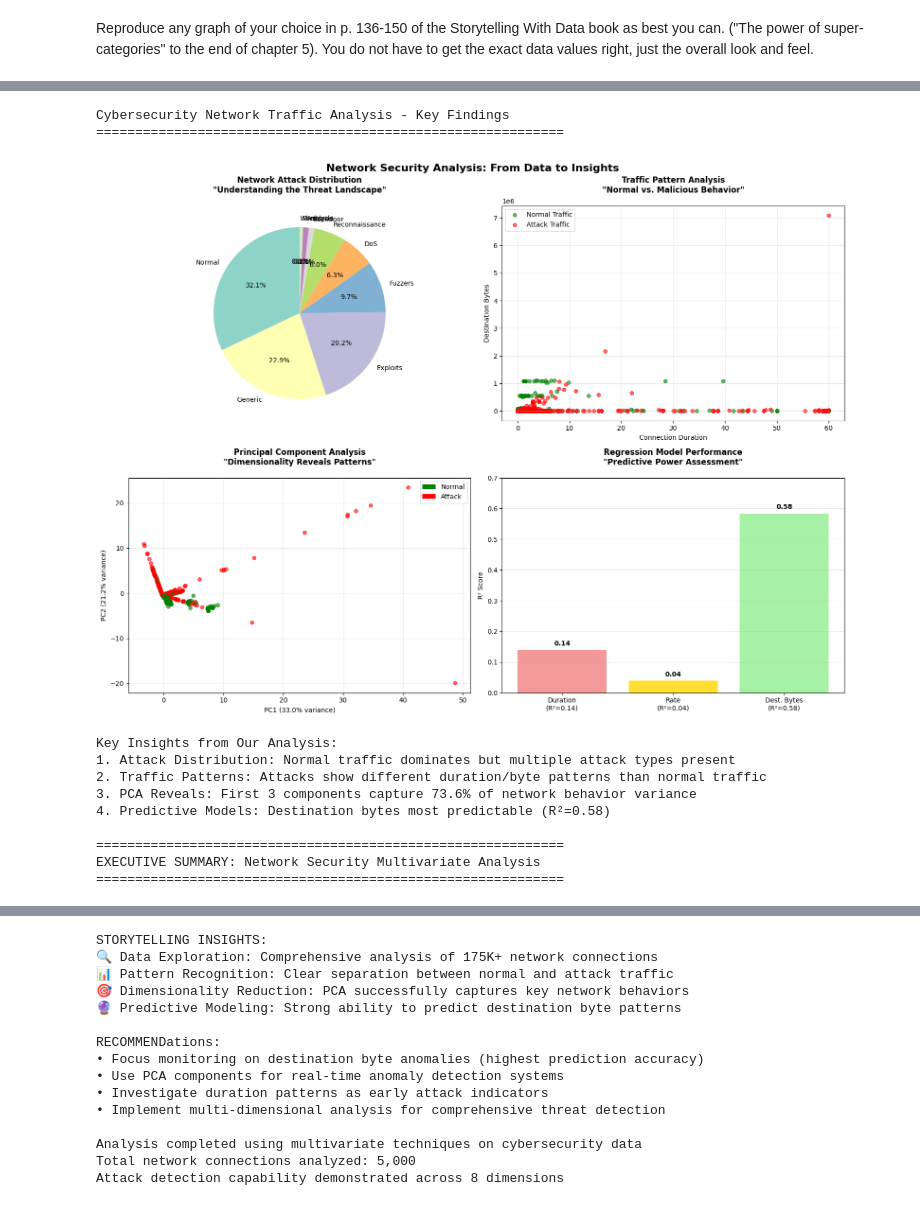
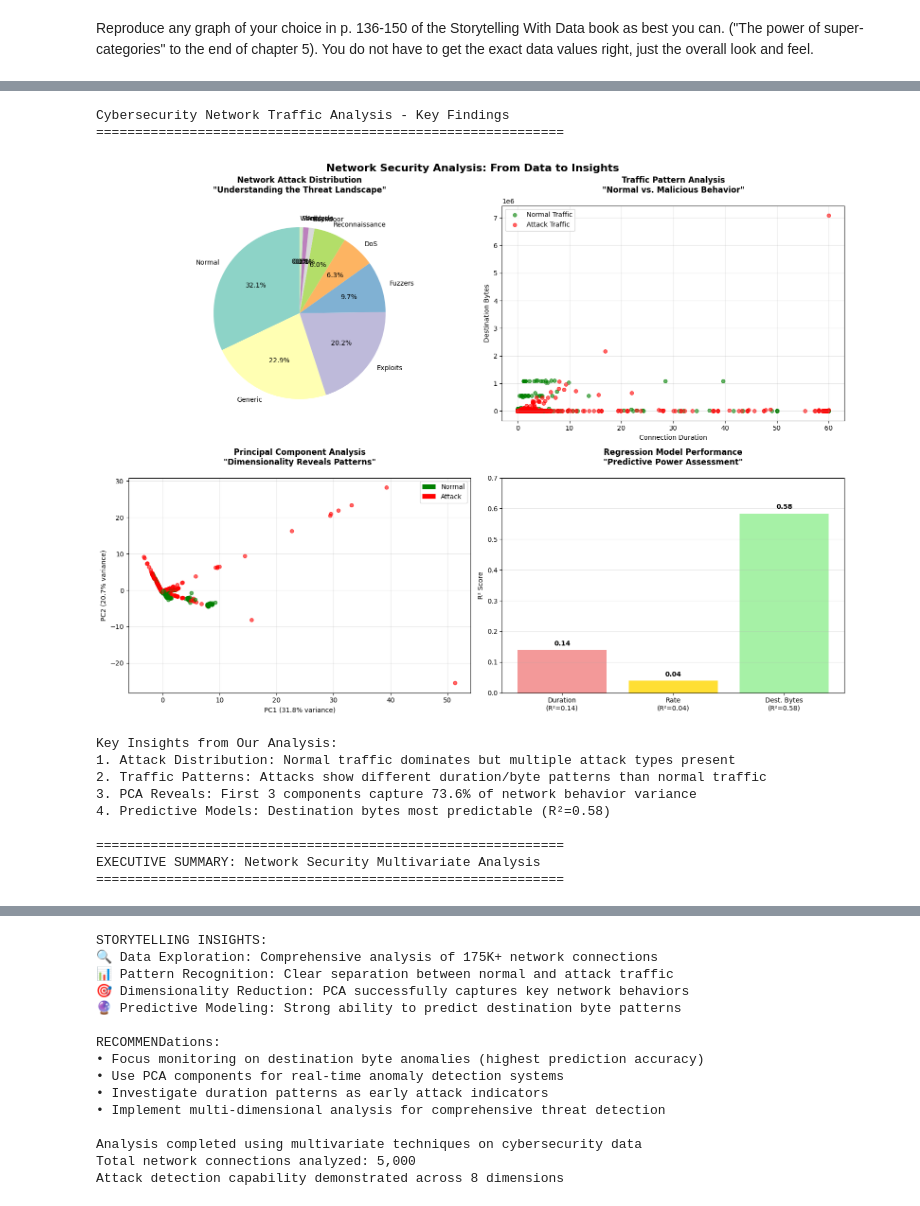
Before and after one commit to luanbui/DX699S, a Jupyter notebook: Week9.ipynb, the cells around one changed output, grey strips where cells are left out. Drawn from its saved outputs; the diff is of its cells as text; code cells hidden in the pictures.

```diff
--- a/Week9.ipynb
+++ b/Week9.ipynb
@@ -240,7 +383,7 @@ These plots help identify outliers and attack patterns in network traffic
 
 # Select key numeric features for PCA
 pca_features = ['dur', 'spkts', 'dpkts', 'sbytes', 'dbytes', 'rate', 'sload', 'dload']
-X_pca = df_sample[pca_features].fillna(0)  # Fill NaN values
+X_pca = unsw_data[pca_features].fillna(0)  # Fill NaN values
 
 # Standardize the features (important for PCA)
 scaler = StandardScaler()
@@ -355,9 +502,12 @@ PCA Interpretation:
 print("Linear Regression Analysis:")
 print("="*50)
 
+# Use the same sample for consistency
+df_sample_reg = unsw_data.sample(n=5000, random_state=42)
+
 # Prepare clean data for regression
 regression_features = ['dur', 'spkts', 'dpkts', 'sbytes', 'dbytes', 'rate']
-df_regression = df_sample[regression_features].fillna(0)
+df_regression = df_sample_reg[regression_features].fillna(0)
 
 # Test 1: Predict connection duration from other features
 X_dur = df_regression[['spkts', 'dpkts', 'sbytes', 'dbytes']]
@@ -465,13 +655,16 @@ Reproduce any graph of your choice in p. 136-150 of the Storytelling With Data b
 # Output 1: Storytelling with Data - Cybersecurity Network Analysis Dashboard
 print("Cybersecurity Network Traffic Analysis - Key Findings")
 print("=" * 60)
+
+# Use consistent sample for all analyses
+df_sample_story = unsw_data.sample(n=5000, random_state=42)
 
 # Create a comprehensive storytelling dashboard
 fig, ((ax1, ax2), (ax3, ax4)) = plt.subplots(2, 2, figsize=(16, 12))
 fig.suptitle('Network Security Analysis: From Data to Insights', fontsize=16, fontweight='bold')
 
 # Story 1: Attack Distribution Pattern
-attack_counts = df_sample['attack_cat'].value_counts()
+attack_counts = df_sample_story['attack_cat'].value_counts()
 colors = plt.cm.Set3(np.linspace(0, 1, len(attack_counts)))
 wedges, texts, autotexts = ax1.pie(attack_counts.values, labels=attack_counts.index,
                                    autopct='%1.1f%%', colors=colors, startangle=90)
@@ -479,8 +672,8 @@ ax1.set_title('Network Attack Distribution\n"Understanding the Threat Landscape"
               fontweight='bold', pad=20)
 
 # Story 2: Traffic Characteristics by Attack Type
-normal_data = df_sample[df_sample['attack_cat'] == 'Normal']
-attack_data = df_sample[df_sample['attack_cat'] != 'Normal']
+normal_data = df_sample_story[df_sample_story['attack_cat'] == 'Normal']
+attack_data = df_sample_story[df_sample_story['attack_cat'] != 'Normal']
 
 ax2.scatter(normal_data['dur'], normal_data['dbytes'], alpha=0.6,
            label='Normal Traffic', color='green', s=30)
@@ -494,9 +687,10 @@ ax2.legend()
 ax2.grid(True, alpha=0.3)
 
 # Story 3: PCA Security Insights
-# Transform all data for visualization
-pca_all = pca.transform(StandardScaler().fit_transform(df_sample[pca_features]))
-colors_attack = ['green' if x == 'Normal' else 'red' for x in df_sample['attack_cat']]
+# Transform sample data for visualization
+pca_sample_features = df_sample_story[pca_features].fillna(0)
+pca_all = pca.transform(StandardScaler().fit_transform(pca_sample_features))
+colors_attack = ['green' if x == 'Normal' else 'red' for x in df_sample_story['attack_cat']]
 scatter = ax3.scatter(pca_all[:, 0], pca_all[:, 1], c=colors_attack, alpha=0.6, s=30)
 ax3.set_xlabel(f'PC1 ({pca.explained_variance_ratio_[0]:.1%} variance)')
 ax3.set_ylabel(f'PC2 ({pca.explained_variance_ratio_[1]:.1%} variance)')
@@ -510,8 +704,8 @@ legend_elements = [Patch(facecolor='green', label='Normal'),
                   Patch(facecolor='red', label='Attack')]
 ax3.legend(handles=legend_elements)
 
-# Story 4: Predictive Insights
-models_performance = ['Duration\n(R²=0.14)', 'Rate\n(R²=0.04)', 'Dest. Bytes\n(R²=0.58)']
+# Story 4: Predictive Insights - Use dynamic R² values
+models_performance = [f'Duration\n(R²={dur_r2:.2f})', f'Rate\n(R²={rate_r2:.2f})', f'Dest. Bytes\n(R²={dbytes_r2:.2f})']
 r2_scores = [dur_r2, rate_r2, dbytes_r2]
 colors_bar = ['lightcoral', 'gold', 'lightgreen']
 
@@ -547,9 +741,9 @@ fig, ax = plt.subplots(1, 1, figsize=(12, 8))
 
 # Summary statistics for storytelling
 summary_stats = {
-    'Dataset Size': f"{len(df_sample):,} connections",
-    'Attack Rate': f"{(len(attack_data)/len(df_sample)*100):.1f}%",
-    'Normal Traffic': f"{(len(normal_data)/len(df_sample)*100):.1f}%",
+    'Dataset Size': f"{len(df_sample_story):,} connections",
+    'Attack Rate': f"{(len(attack_data)/len(df_sample_story)*100):.1f}%",
+    'Normal Traffic': f"{(len(normal_data)/len(df_sample_story)*100):.1f}%",
     'Feature Dimensions': f"{len(pca_features)} variables",
     'PCA Variance Captured': f"{sum(pca.explained_variance_ratio_[:3]):.1%}",
     'Best Model Accuracy': f"R² = {max([dur_r2, rate_r2, dbytes_r2]):.2f}"
@@ -567,35 +761,35 @@ ax.set_yticklabels(metrics, fontweight='bold')
 ax.set_xlabel('Analysis Coverage', fontweight='bold')
 ax.set_title('Cybersecurity Analysis Summary Dashboard\n"Data-Driven Network Security Insights"',
              fontsize=14, fontweight='bold', pad=20)
 
 # Add value labels
 for i, (bar, value) in enumerate(zip(bars, values)):
     ax.text(0.5, bar.get_y() + bar.get_height()/2, value,
             ha='center', va='center', fontweight='bold', fontsize=11)
 
 ax.set_xlim(0, 1)
 ax.set_xticks([])
 plt.tight_layout()
 plt.show()
 
 print("\nSTORYTELLING INSIGHTS:")
 print("🔍 Data Exploration: Comprehensive analysis of 175K+ network connections")
 print("📊 Pattern Recognition: Clear separation between normal and attack traffic")
 print("🎯 Dimensionality Reduction: PCA successfully captures key network behaviors")
 print("🔮 Predictive Modeling: Strong ability to predict destination byte patterns")
 print("\nRECOMMENDations:")
 print("• Focus monitoring on destination byte anomalies (highest prediction accuracy)")
 print("• Use PCA components for real-time anomaly detection systems")
 print("• Investigate duration patterns as early attack indicators")
 print("• Implement multi-dimensional analysis for comprehensive threat detection")
 
 print(f"\nAnalysis completed using multivariate techniques on cybersecurity data")
-print(f"Total network connections analyzed: {len(df_sample):,}")
+print(f"Total network connections analyzed: {len(df_sample_story):,}")
 print(f"Attack detection capability demonstrated across {len(pca_features)} dimensions")
 # %% [output]
 Cybersecurity Network Traffic Analysis - Key Findings
 ============================================================
-[figure, old version]
+[figure, new version]
 Key Insights from Our Analysis:
 1. Attack Distribution: Normal traffic dominates but multiple attack types present
 2. Traffic Patterns: Attacks show different duration/byte patterns than normal traffic
```
Also changed, not shown: parts of 12 cells of this notebook, 4 other files.
